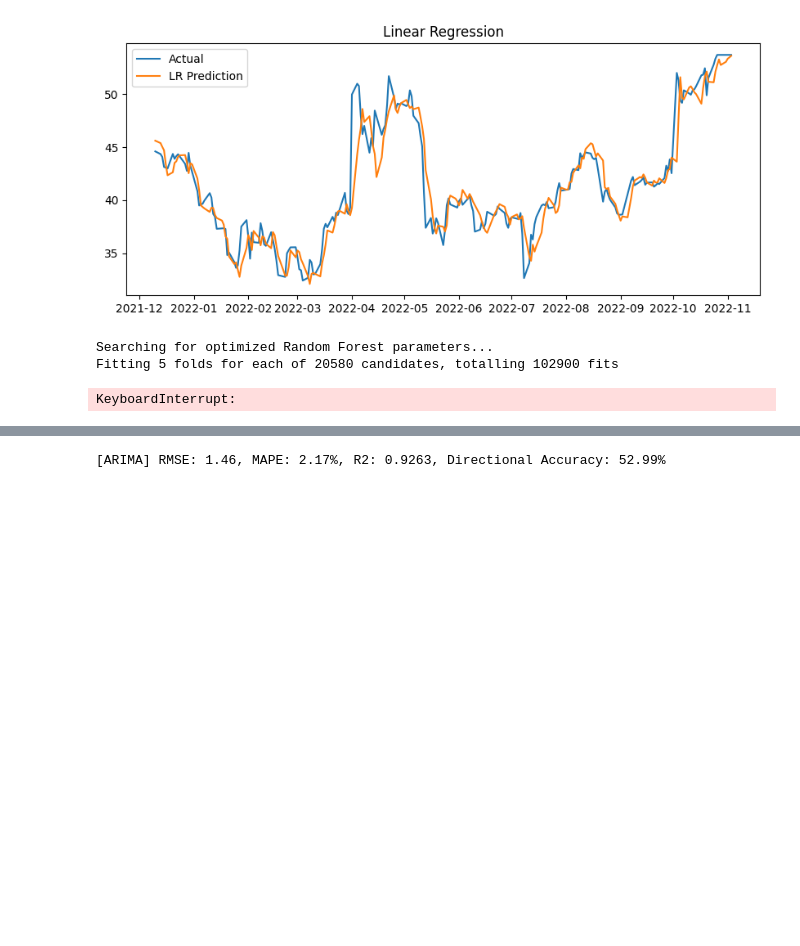
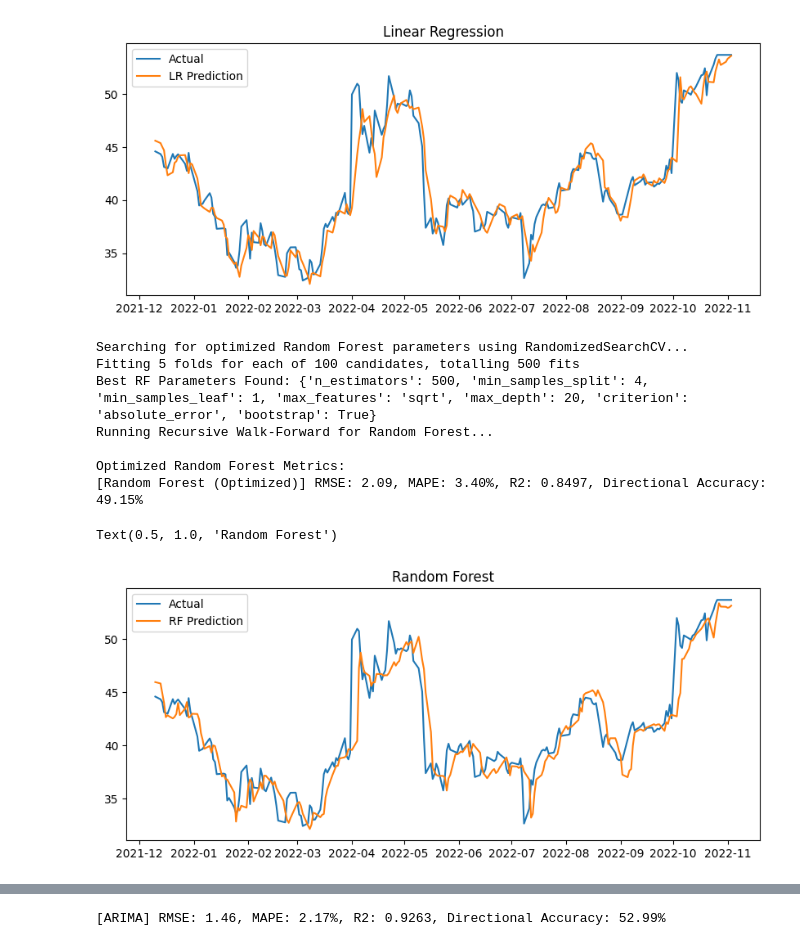
Before and after one commit to zirconnotfound/stock-market-forecast, a Jupyter notebook: twitter_stock_recursive_wf.ipynb, the cells around one changed output, grey strips where cells are left out. Saved outputs shown, nothing was run; the diff lists cells and outputs as text; code cells hidden in the pictures; blank space fills up the shorter version.

```diff
--- a/twitter_stock_recursive_wf.ipynb
+++ b/twitter_stock_recursive_wf.ipynb
@@ -85,6 +85,21 @@ def prepare_static_features(data_df):
     return temp[features], temp[target]
 
 X_static, y_static = prepare_static_features(train)
+# %%
+import numpy as np
+from sklearn.metrics import make_scorer
+
+def directional_accuracy(y_true, y_pred):
+    y_true = np.asarray(y_true)
+    y_pred = np.asarray(y_pred)
+
+    # direction compared to previous true value
+    true_dir = np.sign(y_true[1:] - y_true[:-1])
+    pred_dir = np.sign(y_pred[1:] - y_true[:-1])
+
+    return np.mean(true_dir == pred_dir)
+
+da_scorer = make_scorer(directional_accuracy, greater_is_better=True)
 # %%
 from sklearn.linear_model import LinearRegression
 
@@ -110,10 +125,10 @@ Text(0.5, 1.0, 'Linear Regression')
 [figure]
 # %%
 from sklearn.ensemble import RandomForestRegressor
-from sklearn.model_selection import GridSearchCV, TimeSeriesSplit
+from sklearn.model_selection import RandomizedSearchCV, TimeSeriesSplit
 
 # 1. DEFINE PARAMETER GRID
-# Expanded grid for more comprehensive search
+# Expanded grid for comprehensive random search
 rf_param_grid = {
     'n_estimators': [100, 200, 300, 400, 500, 700, 1000],
     'max_depth': [3, 5, 7, 10, 15, 20, None],
@@ -129,50 +144,58 @@ rf_param_grid = {
 tscv = TimeSeriesSplit(n_splits=5)
 rf_base = RandomForestRegressor(random_state=42)
 
-print("Searching for optimized Random Forest parameters...")
-rf_grid_search = GridSearchCV(
+print("Searching for optimized Random Forest parameters using RandomizedSearchCV...")
+rf_random_search = RandomizedSearchCV(
     estimator=rf_base,
-    param_grid=rf_param_grid,
+    param_distributions=rf_param_grid,
+    n_iter=100,
     cv=tscv,
-    scoring='neg_mean_squared_error',
+    scoring=da_scorer,
     n_jobs=-1,
-    verbose=1
+    verbose=1,
+    random_state=42
 )
 
 # 3. INITIAL TRAINING
 # Using the static features (OHLCV + Technical Indicators) from the training set
-rf_grid_search.fit(X_static, y_static)
-best_rf_model = rf_grid_search.best_estimator_
-print(f"Best RF Parameters Found: {rf_grid_search.best_params_}")
+rf_random_search.fit(X_static, y_static)
+best_rf_model = rf_random_search.best_estimator_
+print(f"Best RF Parameters Found: {rf_random_search.best_params_}")
 
 # 4. RECURSIVE WALK-FORWARD PREDICTION
 rf_preds = []
 history = train.copy()
 
 print("Running Recursive Walk-Forward for Random Forest...")
 for i in range(len(test)):
     # Calculate features for 'today' using only past data
     X_curr = get_features(history)
 
     # Predict tomorrow's Adj Close
     rf_preds.append(best_rf_model.predict(X_curr)[0])
 
     # Update history with the actual row from the test set
     actual_row = test.iloc[[i]]
     history = pd.concat([history, actual_row])
 
 # 5. EVALUATION
 print("\nOptimized Random Forest Metrics:")
 rf_res = get_metrics(test[target], rf_preds, "Random Forest (Optimized)")
 
 plt.figure(figsize=(10, 4))
 plt.plot(test.index, test[target], label='Actual')
 plt.plot(test.index, rf_preds, label='RF Prediction')
 plt.legend()
 plt.title("Random Forest")
 # %% [output]
-Searching for optimized Random Forest parameters...
-Fitting 5 folds for each of 20580 candidates, totalling 102900 fits
+Searching for optimized Random Forest parameters using RandomizedSearchCV...
+Fitting 5 folds for each of 100 candidates, totalling 500 fits
+Best RF Parameters Found: {'n_estimators': 500, 'min_samples_split': 4, 'min_samples_leaf': 1, 'max_features': 'sqrt', 'max_depth': 20, 'criterion': 'absolute_error', 'bootstrap': True}
+Running Recursive Walk-Forward for Random Forest...
+
+Optimized Random Forest Metrics:
+[Random Forest (Optimized)] RMSE: 2.09, MAPE: 3.40%, R2: 0.8497, Directional Accuracy: 49.15%
-KeyboardInterrupt:
+Text(0.5, 1.0, 'Random Forest')
+[figure, added]
 # %%
 from xgboost import XGBRegressor
```
Also changed, not shown: parts of 5 cells of this notebook, 1 other file.
